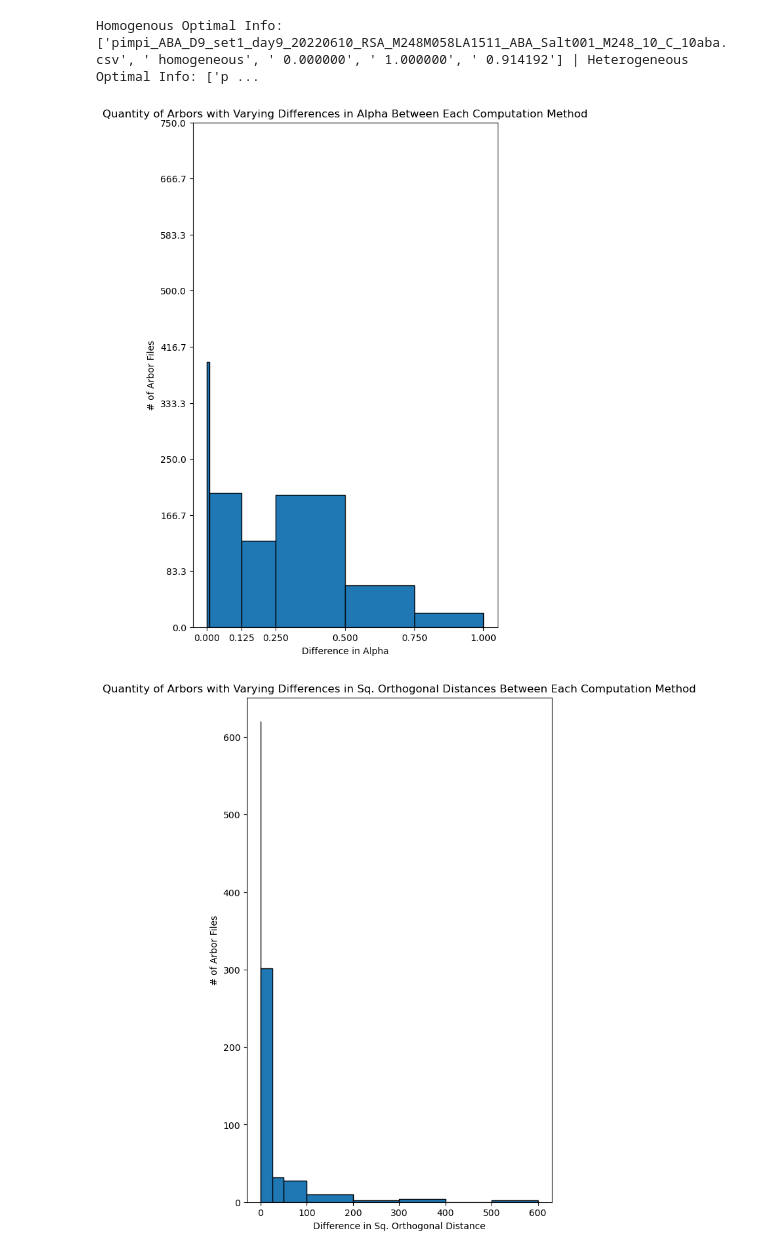
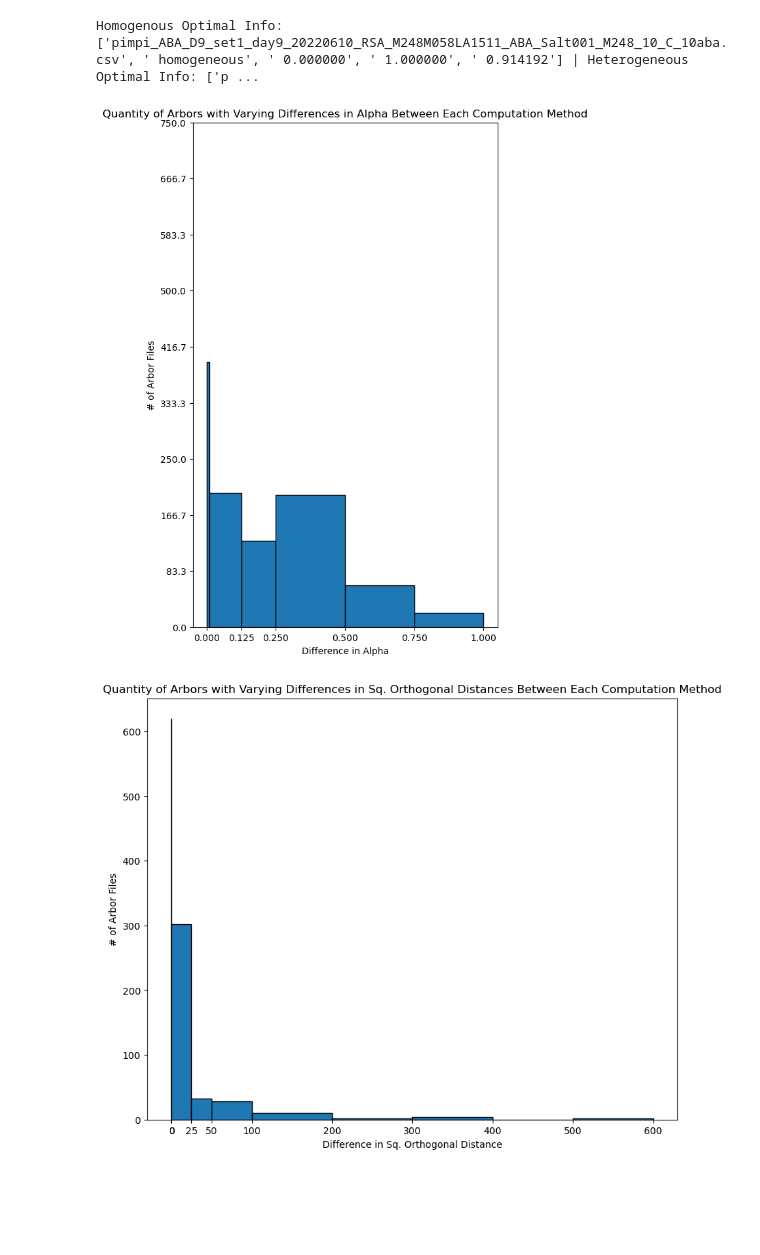
Before and after one commit to arjunc12/Plant-Architecture, a Jupyter notebook: heterogeneity_analysis.ipynb, the cells around one changed output. Drawn from its saved outputs; the diff is of its cells as text; code cells hidden in the pictures; blank space fills up the shorter version.

```diff
--- a/heterogeneity_analysis.ipynb
+++ b/heterogeneity_analysis.ipynb
@@ -34,24 +34,24 @@ Homogenous Optimal Info: ['pimpi_ABA_D9_set1_day9_20220610_RSA_M248M058LA1511_AB
 # %%
 # Creating a histogram that categorizes values based on what range the difference in alpha (between each computation method) falls under
 
 alpha_diffs, sq_orthog_dist_diffs = extract_difference_values(EVALUATED_COSTS_DIR)
 plt.figure(figsize=(6, 10))
 plt.hist(alpha_diffs, bins=[0, .01, .125, 0.25, 0.5, 0.75, 1.0], edgecolor='black')
 
 plt.yticks(np.linspace(0, 750, 10))
 plt.xticks([0, 0.125, 0.25, 0.5, 0.75, 1.0])
 plt.xlabel("Difference in Alpha")
 plt.ylabel("# of Arbor Files")
 plt.title("Quantity of Arbors with Varying Differences in Alpha Between Each Computation Method")
 plt.show()
 
-plt.figure(figsize=(6, 10))
+plt.figure(figsize=(10, 8))
 plt.hist(sq_orthog_dist_diffs, bins=[0, .01, 25, 50, 100, 200, 300, 400, 500, 600], edgecolor='black')
 plt.xticks([0, .01, 25, 50, 100, 200, 300, 400, 500, 600])
 plt.xlabel("Difference in Sq. Orthogonal Distance")
 plt.ylabel("# of Arbor Files")
 plt.title("Quantity of Arbors with Varying Differences in Sq. Orthogonal Distances Between Each Computation Method")
 plt.show()
 # %% [output]
 [figure]
-[figure, old version]
+[figure, new version]
```
Also changed, not shown: parts of 2 cells of this notebook.
